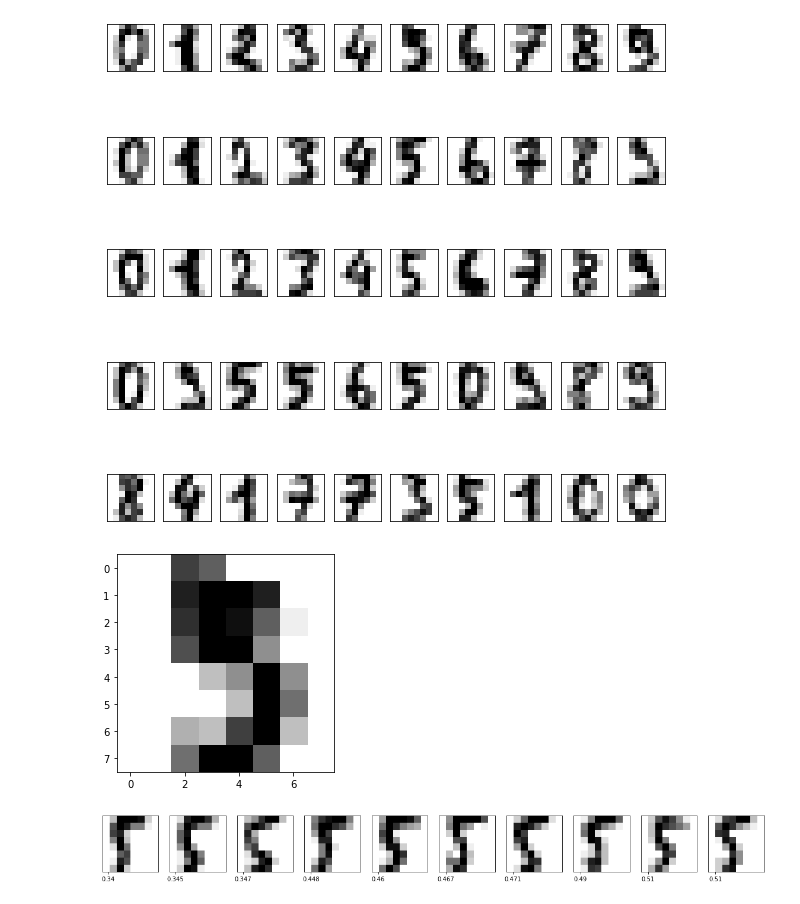
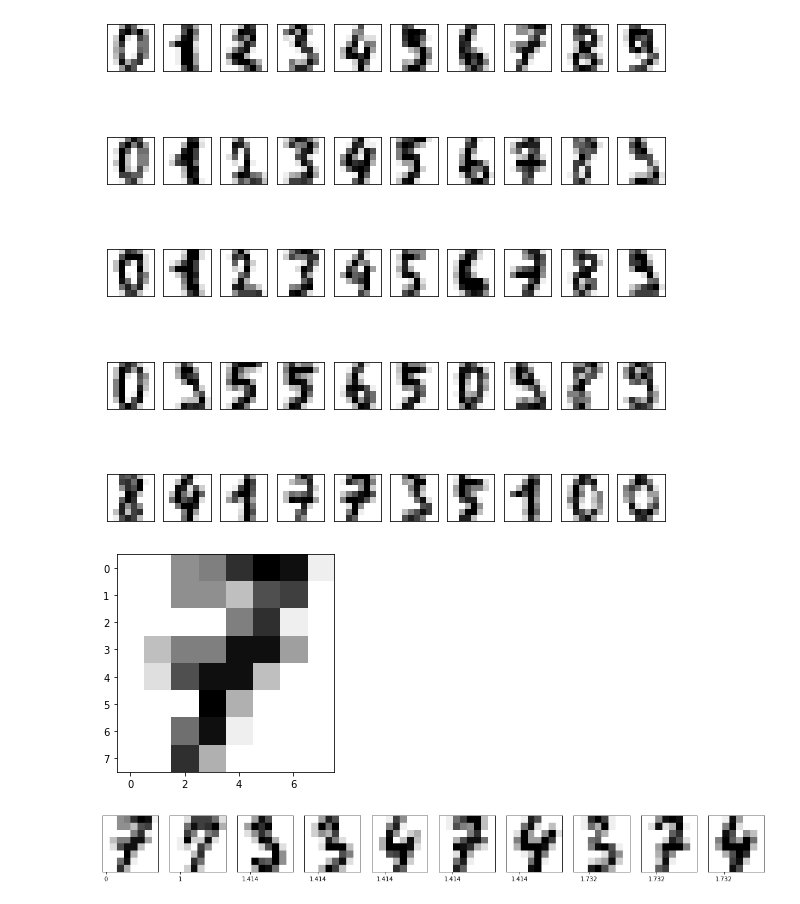
Before and after one commit to kaizendae/Data-Mining-Course, a Jupyter notebook: Search Engine.ipynb, the cells around one changed output. Saved outputs shown, nothing was run; the diff lists cells and outputs as text; code cells hidden in the pictures.

```diff
--- a/Search Engine.ipynb
+++ b/Search Engine.ipynb
@@ -76,16 +76,16 @@ for image in digits.images:
     image_and_desc = { 'image':[],'desc':[]}
 # %%
 #Getting one Query Image
-query_image = digits.images[5]
+query_image = digits.images[7]
 plt.imshow(query_image,cmap ='binary')
 _,ver_proj = Projection(query_image)
 
 for image_and_desc in images_descriptors:
-    image_and_desc['distance'] = correlation(ver_proj,image_and_desc['desc'])
+    image_and_desc['distance'] = euclidianne_distance(ver_proj,image_and_desc['desc'])
 
 images_descriptors.sort(key = lambda x:x['distance'])
 # %% [output]
-[figure, old version]
+[figure, new version]
 # %%
 plt.figure(figsize=(20,20))
 for i in range(10):
@@ -99,4 +99,4 @@ for i in range(10):
     plt.imshow(image_and_desc['image'], cmap=plt.cm.binary)
 plt.show()
 # %% [output]
-[figure, old version]
+[figure, new version]
```
Also changed, not shown: parts of 3 cells of this notebook.
